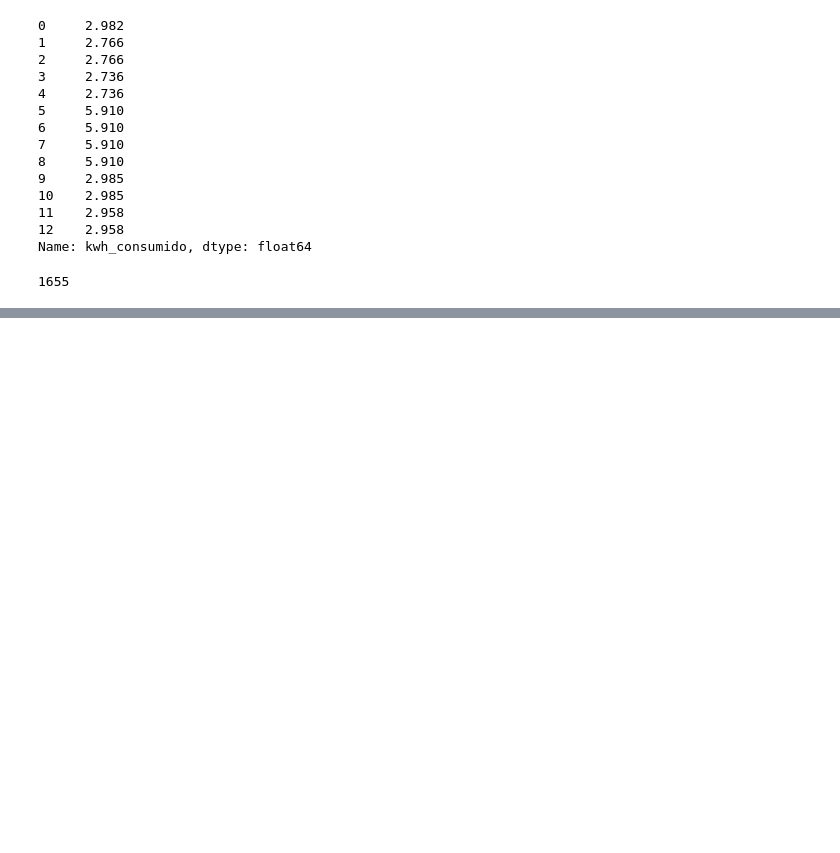
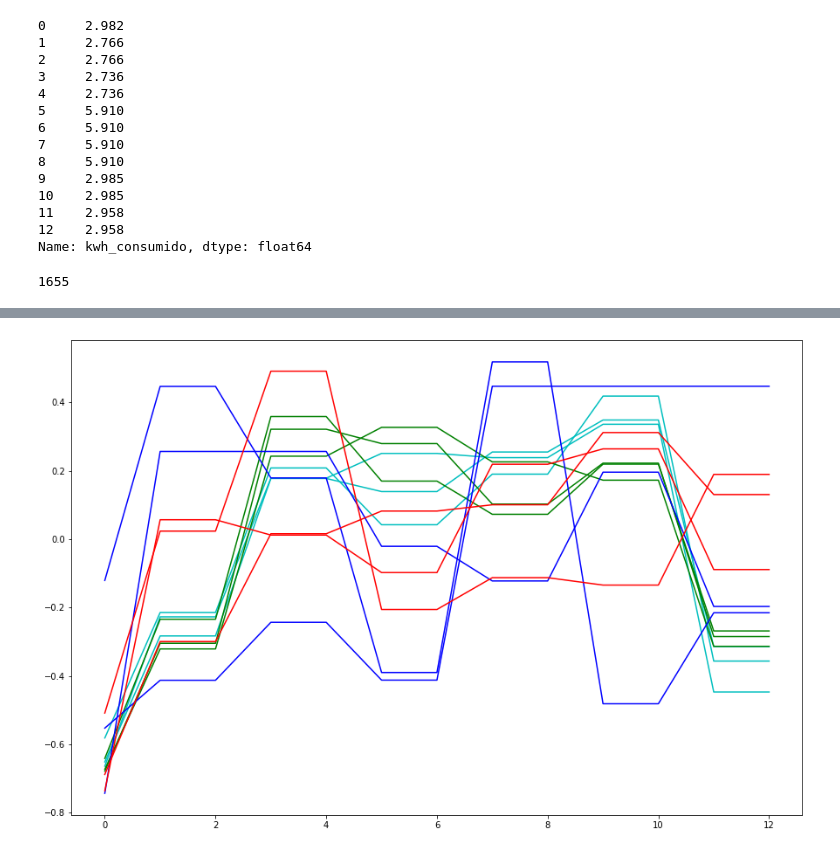
Before and after one commit to aaorella/Energy_Smart_Meters-Exploratory_Analysis, a Jupyter notebook: 4.2 Clusters-time.ipynb, the cells around one changed output, grey strips where cells are left out. Saved outputs shown, nothing was run; the diff lists cells and outputs as text; code cells hidden in the pictures; blank space fills up the shorter version.

```diff
--- a/4.2 Clusters-time.ipynb
+++ b/4.2 Clusters-time.ipynb
@@ -241,0 +289,25 @@ for key in (los_demas):
+# %%
+fig = plt.figure(figsize = (15,10))
+ts = medio_voltaje[0]
+ks = medio_voltaje[2]
+for key in (ks):
+    indexes = ks[key]
+    if(key == 0):
+        c = "b"
+    elif(key == 1):
+        c = "g"
+    elif(key == 2):
+        c = "r"
+    elif(key == 3):
+        c = "c"
+    else:
+        c = "m"
+    for i in indexes[:3]:
+        serie = ts[i]
+
+        serie = (serie - serie.mean()) / (serie.max() - serie.min())
+
+        #serie = (serie - serie.min() )/(serie.max() - serie.min())
+        plt.plot(serie, c = c)
+# %% [output]
+[figure, added]
```
Also changed, not shown: parts of 7 cells of this notebook, 11 other files.
